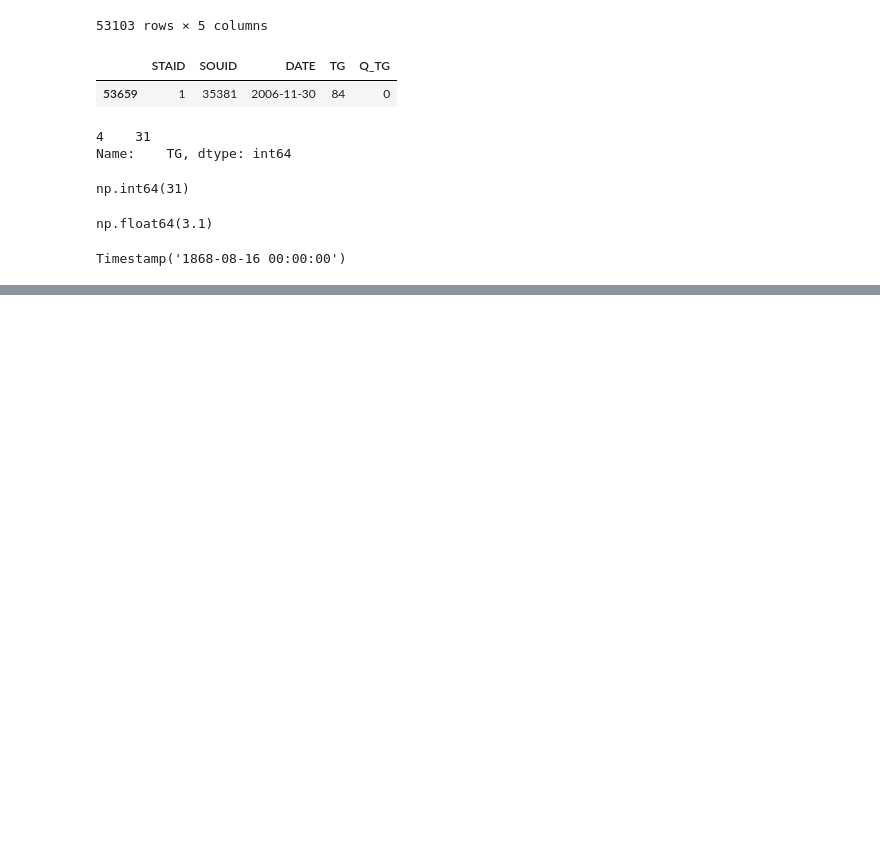
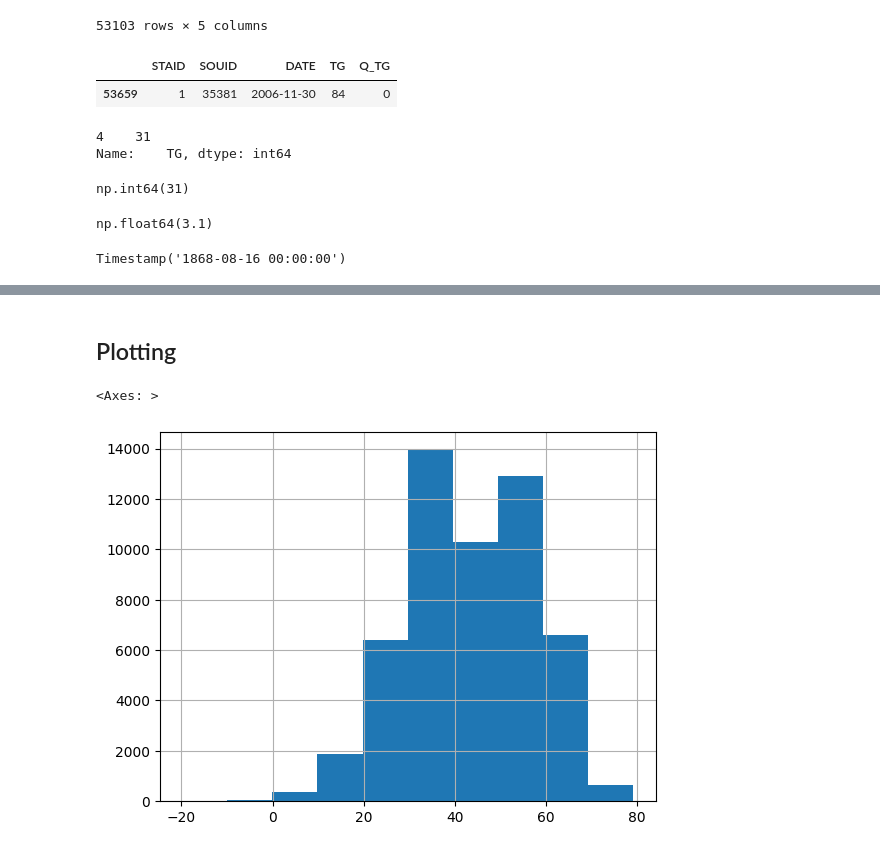
Before and after one commit to hariharandevarajs/App_6_Weather_API, a Jupyter notebook: Jupyter/First.ipynb, the cells around one changed output, grey strips where cells are left out. Saved outputs shown, nothing was run; the diff lists cells and outputs as text; code cells hidden in the pictures; blank space fills up the shorter version.

Commit message:
Jupyter tutorial big video finshied upto here

```diff
--- a/Jupyter/First.ipynb
+++ b/Jupyter/First.ipynb
@@ -207,0 +234,2 @@ Timestamp('1868-08-16 00:00:00')
+# %%
+df["fahrenheit"]=df['TG'] * 9/5 + 32 #here TG Before no spcae bczs we create new column and named like that thats why
@@ -207,0 +254,4 @@ Timestamp('1868-08-16 00:00:00')
+# %%
+import numpy as np
+df["TG0"]=df['   TG'].mask(df['   TG']==-9999,np.nan)
+df
@@ -207,0 +274,3 @@ Timestamp('1868-08-16 00:00:00')
+# %%
+df["TG"]=df["TG0"]/10
+df
@@ -207,0 +291,3 @@ Timestamp('1868-08-16 00:00:00')
+# %%
+df["fahrenheit"]=df['TG'] * 9/5 + 32 #here TG Before no spcae bczs we create new column and named like that thats why
+df
@@ -207,0 +308,7 @@ Timestamp('1868-08-16 00:00:00')
+# %% [markdown]
+## Plotting
+# %%
+df["fahrenheit"].hist()
+# %% [output]
+<Axes: >
+[figure, added]
```
Also changed, not shown: parts of 14 cells of this notebook, 1 other file.
